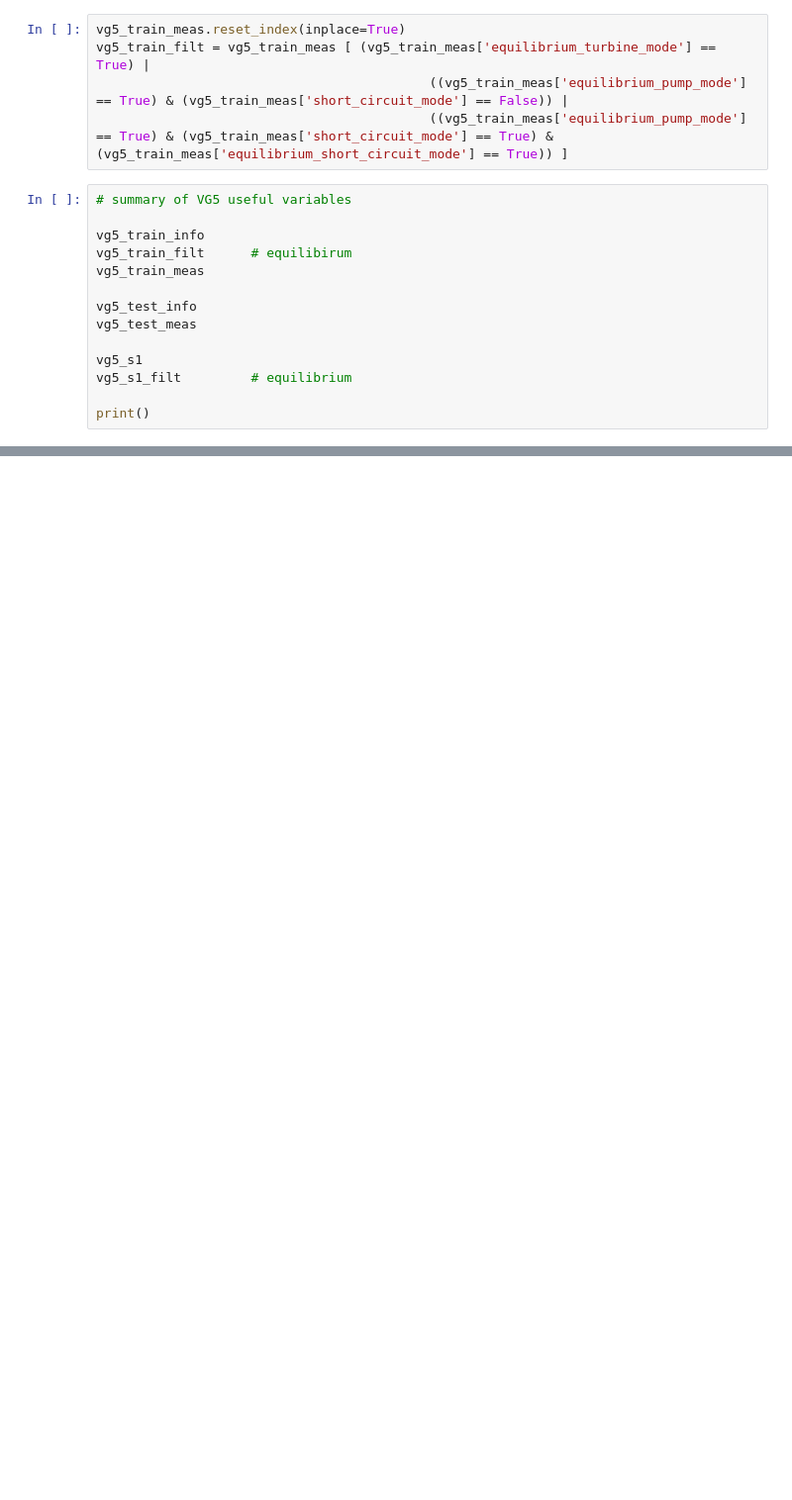
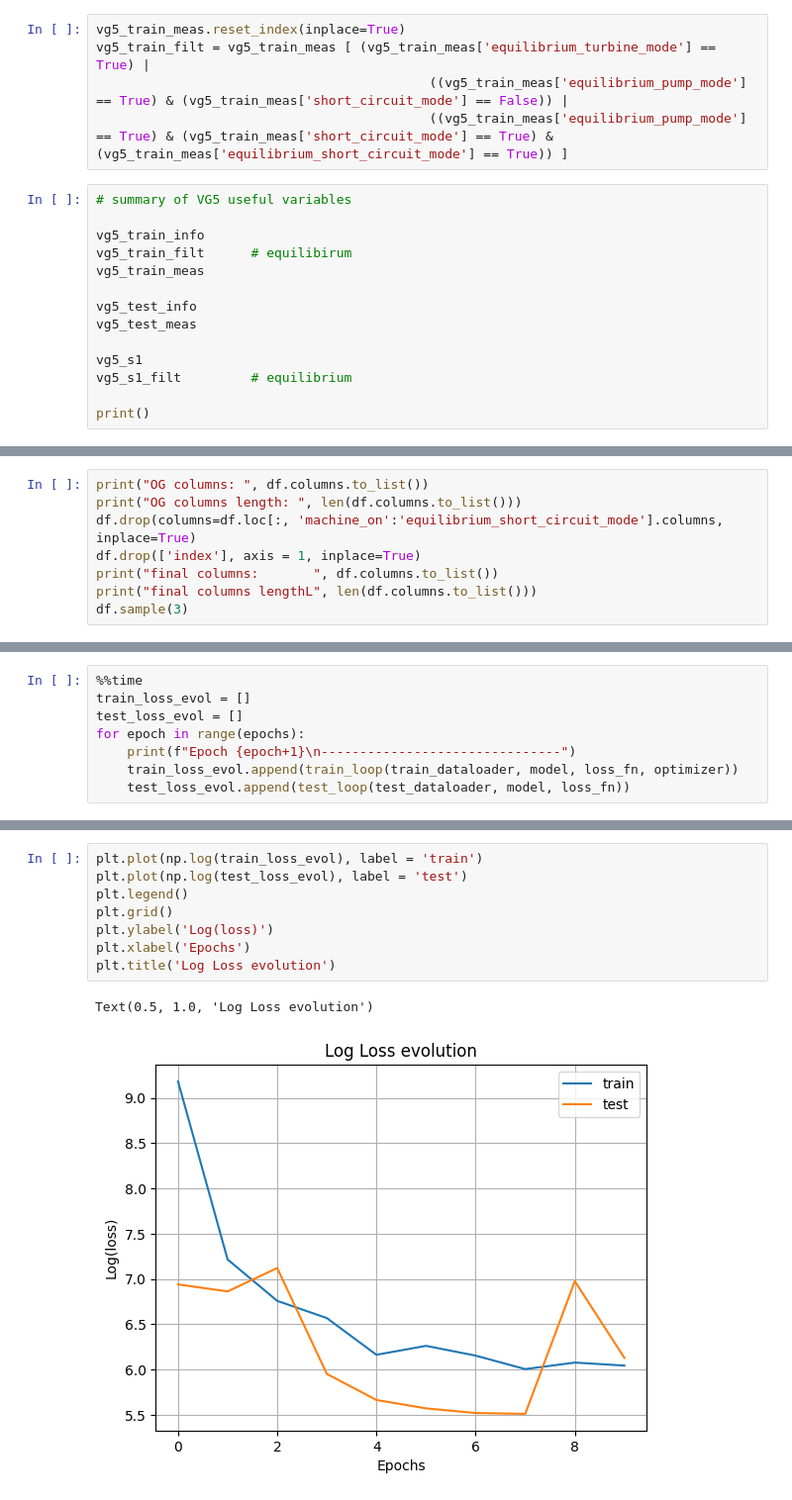
Before and after one commit to JadBh/Machine-Learning-for-Predictive-Maintenance-project, a Jupyter notebook: project_code_V1.ipynb, the cells around one changed output, grey strips where cells are left out. Shown at 99% size. Cells and saved outputs as stored; diff of their text form; blank space fills up the shorter version.

Commit message:
test loop

```diff
--- a/project_code_V1.ipynb
+++ b/project_code_V1.ipynb
@@ -137,0 +146,8 @@ Index(['index', 'tot_activepower', 'ext_tmp', 'plant_tmp', 'charge',
+# %%
+print("OG columns: ", df.columns.to_list())
+print("OG columns length: ", len(df.columns.to_list()))
+df.drop(columns=df.loc[:, 'machine_on':'equilibrium_short_circuit_mode'].columns, inplace=True)
+df.drop(['index'], axis = 1, inplace=True)
+print("final columns:       ", df.columns.to_list())
+print("final columns lengthL", len(df.columns.to_list()))
+df.sample(3)
@@ -380,0 +436,8 @@ print(loss_evol)
+# %%
+%%time
+train_loss_evol = []
+test_loss_evol = []
+for epoch in range(epochs):
+    print(f"Epoch {epoch+1}\n-------------------------------")
+    train_loss_evol.append(train_loop(train_dataloader, model, loss_fn, optimizer))
+    test_loss_evol.append(test_loop(test_dataloader, model, loss_fn))
@@ -380,0 +469,11 @@ print(loss_evol)
+# %%
+plt.plot(np.log(train_loss_evol), label = 'train')
+plt.plot(np.log(test_loss_evol), label = 'test')
+plt.legend()
+plt.grid()
+plt.ylabel('Log(loss)')
+plt.xlabel('Epochs')
+plt.title('Log Loss evolution')
+# %% [output]
+Text(0.5, 1.0, 'Log Loss evolution')
+[figure, added]
```
Also changed, not shown: parts of 15 cells of this notebook.
